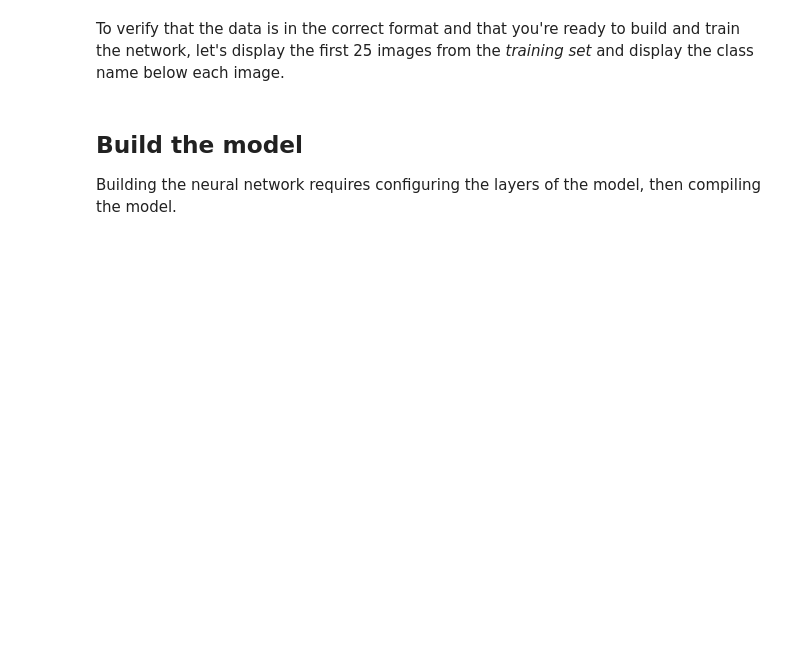
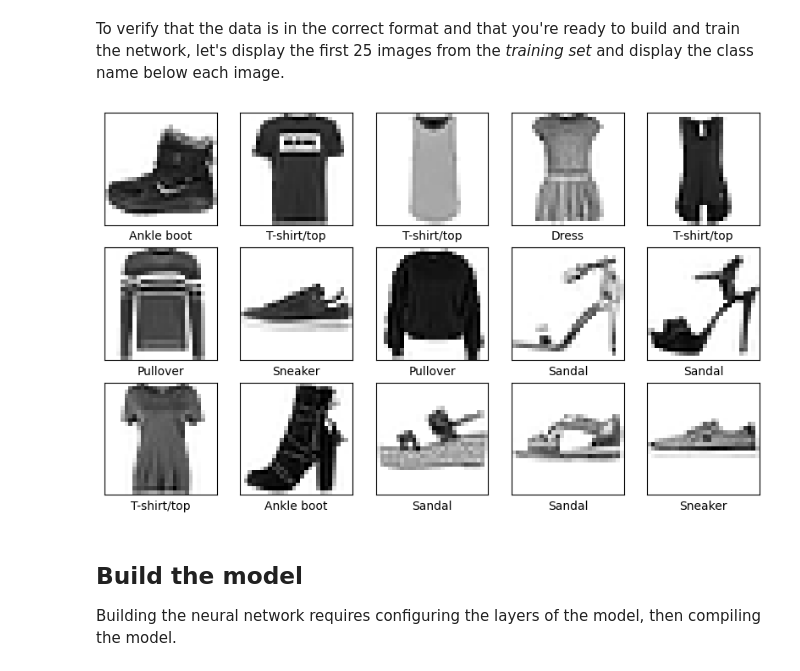
Before and after one commit to EmmaculateC/mlprojects, a Jupyter notebook: site/en/tutorials/keras/classification.ipynb, the cells around one changed output. Cells and saved outputs as stored; diff of their text form; code cells hidden in the pictures; blank space fills up the shorter version.

```diff
--- a/site/en/tutorials/keras/classification.ipynb
+++ b/site/en/tutorials/keras/classification.ipynb
@@ -227,14 +209,16 @@ test_images = test_images / 255.0
 To verify that the data is in the correct format and that you're ready to build and train the network, let's display the first 25 images from the *training set* and display the class name below each image.
 # %%
 plt.figure(figsize=(10,10))
-for i in range(25):
+for i in range(15):
     plt.subplot(5,5,i+1)
     plt.xticks([])
     plt.yticks([])
     plt.grid(False)
     plt.imshow(train_images[i], cmap=plt.cm.binary)
     plt.xlabel(class_names[train_labels[i]])
 plt.show()
+# %% [output]
+[figure, added]
 # %% [markdown]
 ## Build the model
 
```
Also changed, not shown: parts of 6 cells of this notebook.
